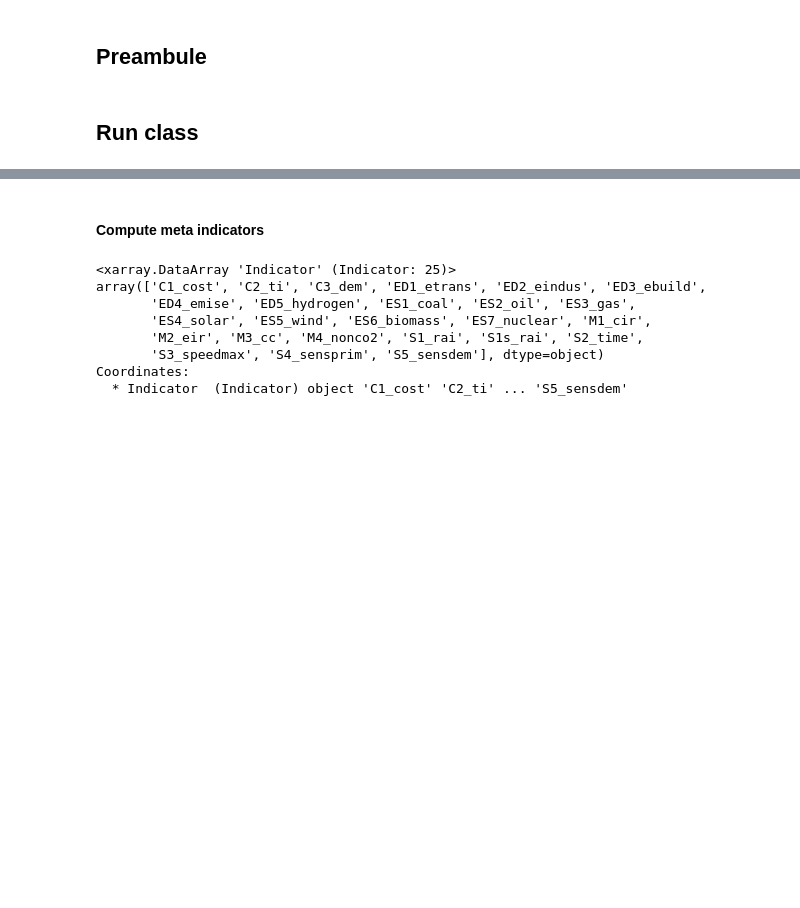
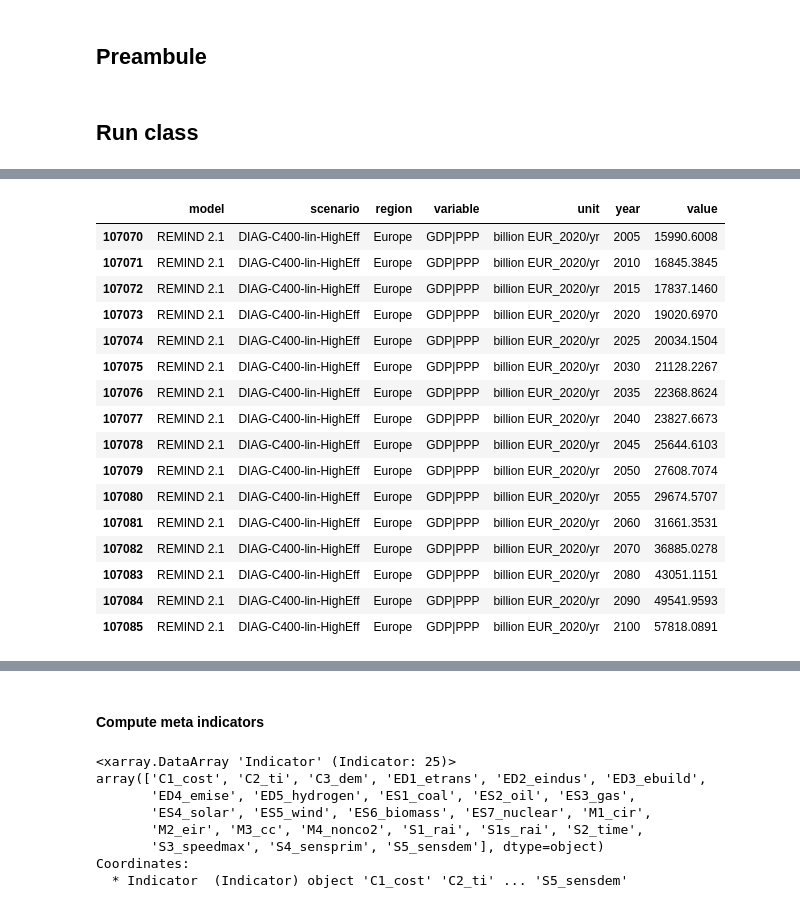
Before and after one commit to MarkMDekker/IAMfingerprints, a Jupyter notebook: Calculations/Main.ipynb, the cells around one changed output, grey strips where cells are left out. Cells and saved outputs as stored; diff of their text form; code cells hidden in the pictures; blank space fills up the shorter version.

```diff
--- a/Calculating/Main.ipynb
+++ b/Calculations/Main.ipynb
@@ -43,0 +57,20 @@ Data variables:
+# %%
+self.pd_mod[(ar_variables == 'GDP|PPP') & (ar_models == "REMIND 2.1") & (ar_regions == 'Europe') & (ar_scenarios == s)]
+# %% [output]
+|  | model | scenario | region | variable | unit | year | value |
+| 107070 | REMIND 2.1 | DIAG-C400-lin-HighEff | Europe | GDP|PPP | billion EUR_2020/yr | 2005 | 15990.6008 |
+| 107071 | REMIND 2.1 | DIAG-C400-lin-HighEff | Europe | GDP|PPP | billion EUR_2020/yr | 2010 | 16845.3845 |
+| 107072 | REMIND 2.1 | DIAG-C400-lin-HighEff | Europe | GDP|PPP | billion EUR_2020/yr | 2015 | 17837.1460 |
+| 107073 | REMIND 2.1 | DIAG-C400-lin-HighEff | Europe | GDP|PPP | billion EUR_2020/yr | 2020 | 19020.6970 |
+| 107074 | REMIND 2.1 | DIAG-C400-lin-HighEff | Europe | GDP|PPP | billion EUR_2020/yr | 2025 | 20034.1504 |
+| 107075 | REMIND 2.1 | DIAG-C400-lin-HighEff | Europe | GDP|PPP | billion EUR_2020/yr | 2030 | 21128.2267 |
+| 107076 | REMIND 2.1 | DIAG-C400-lin-HighEff | Europe | GDP|PPP | billion EUR_2020/yr | 2035 | 22368.8624 |
+| 107077 | REMIND 2.1 | DIAG-C400-lin-HighEff | Europe | GDP|PPP | billion EUR_2020/yr | 2040 | 23827.6673 |
+| 107078 | REMIND 2.1 | DIAG-C400-lin-HighEff | Europe | GDP|PPP | billion EUR_2020/yr | 2045 | 25644.6103 |
+| 107079 | REMIND 2.1 | DIAG-C400-lin-HighEff | Europe | GDP|PPP | billion EUR_2020/yr | 2050 | 27608.7074 |
+| 107080 | REMIND 2.1 | DIAG-C400-lin-HighEff | Europe | GDP|PPP | billion EUR_2020/yr | 2055 | 29674.5707 |
+| 107081 | REMIND 2.1 | DIAG-C400-lin-HighEff | Europe | GDP|PPP | billion EUR_2020/yr | 2060 | 31661.3531 |
+| 107082 | REMIND 2.1 | DIAG-C400-lin-HighEff | Europe | GDP|PPP | billion EUR_2020/yr | 2070 | 36885.0278 |
+| 107083 | REMIND 2.1 | DIAG-C400-lin-HighEff | Europe | GDP|PPP | billion EUR_2020/yr | 2080 | 43051.1151 |
+| 107084 | REMIND 2.1 | DIAG-C400-lin-HighEff | Europe | GDP|PPP | billion EUR_2020/yr | 2090 | 49541.9593 |
+| 107085 | REMIND 2.1 | DIAG-C400-lin-HighEff | Europe | GDP|PPP | billion EUR_2020/yr | 2100 | 57818.0891 |
```
Also changed, not shown: parts of 12 cells of this notebook, 7 other files.
